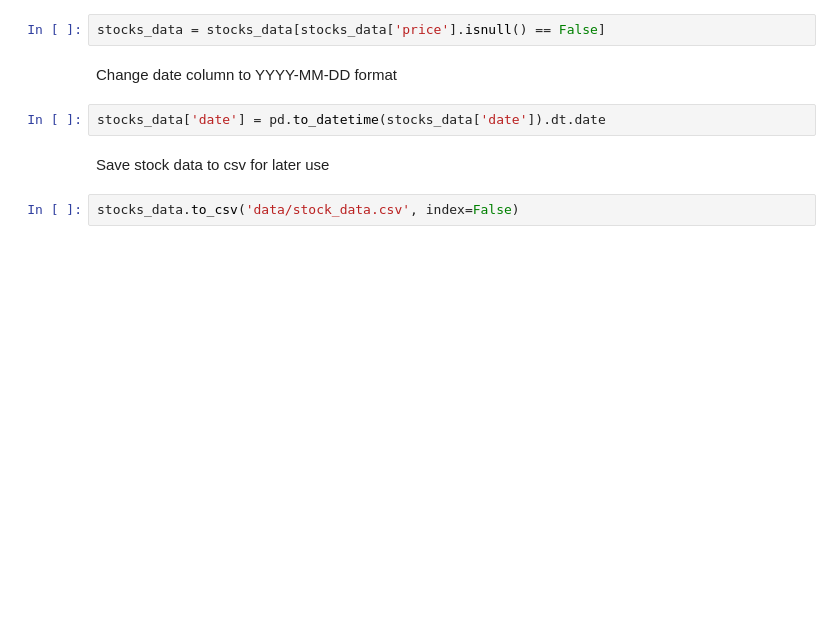
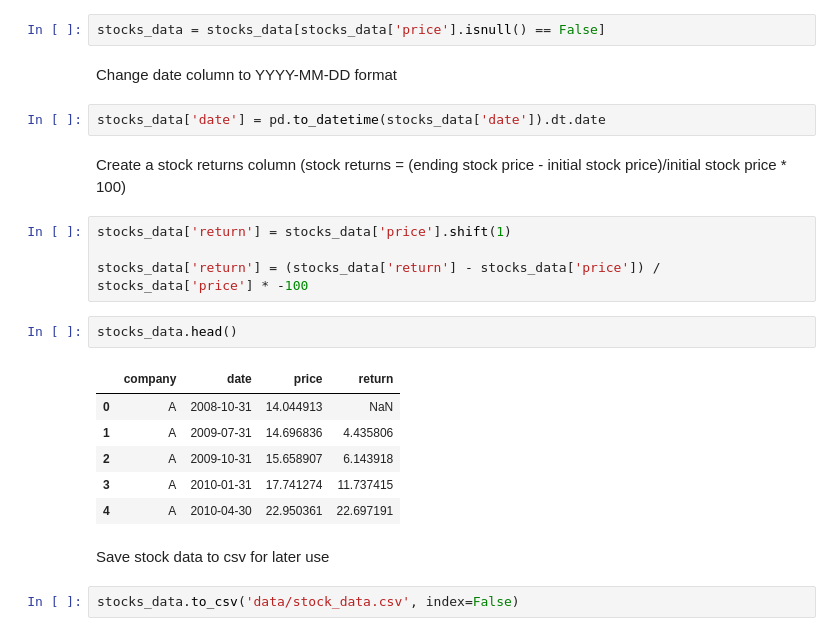
Before and after one commit to NateM024/inventory-analysis, a Jupyter notebook: capstone.ipynb, the cells around one changed output. Saved outputs shown, nothing was run; the diff lists cells and outputs as text; blank space fills up the shorter version.

```diff
--- a/capstone.ipynb
+++ b/capstone.ipynb
@@ -259,6 +274,21 @@ stocks_data = stocks_data[stocks_data['price'].isnull() == False]
 Change date column to YYYY-MM-DD format
 # %%
 stocks_data['date'] = pd.to_datetime(stocks_data['date']).dt.date
+# %% [markdown]
+Create a stock returns column (stock returns = (ending stock price - initial stock price)/initial stock price * 100)
+# %%
+stocks_data['return'] = stocks_data['price'].shift(1)
+
+stocks_data['return'] = (stocks_data['return'] - stocks_data['price']) / stocks_data['price'] * -100
+# %%
+stocks_data.head()
+# %% [output]
+|  | company | date | price | return |
+| 0 | A | 2008-10-31 | 14.044913 | NaN |
+| 1 | A | 2009-07-31 | 14.696836 | 4.435806 |
+| 2 | A | 2009-10-31 | 15.658907 | 6.143918 |
+| 3 | A | 2010-01-31 | 17.741274 | 11.737415 |
+| 4 | A | 2010-04-30 | 22.950361 | 22.697191 |
 # %% [markdown]
 Save stock data to csv for later use
 # %%
```
Also changed, not shown: parts of 6 cells of this notebook.
